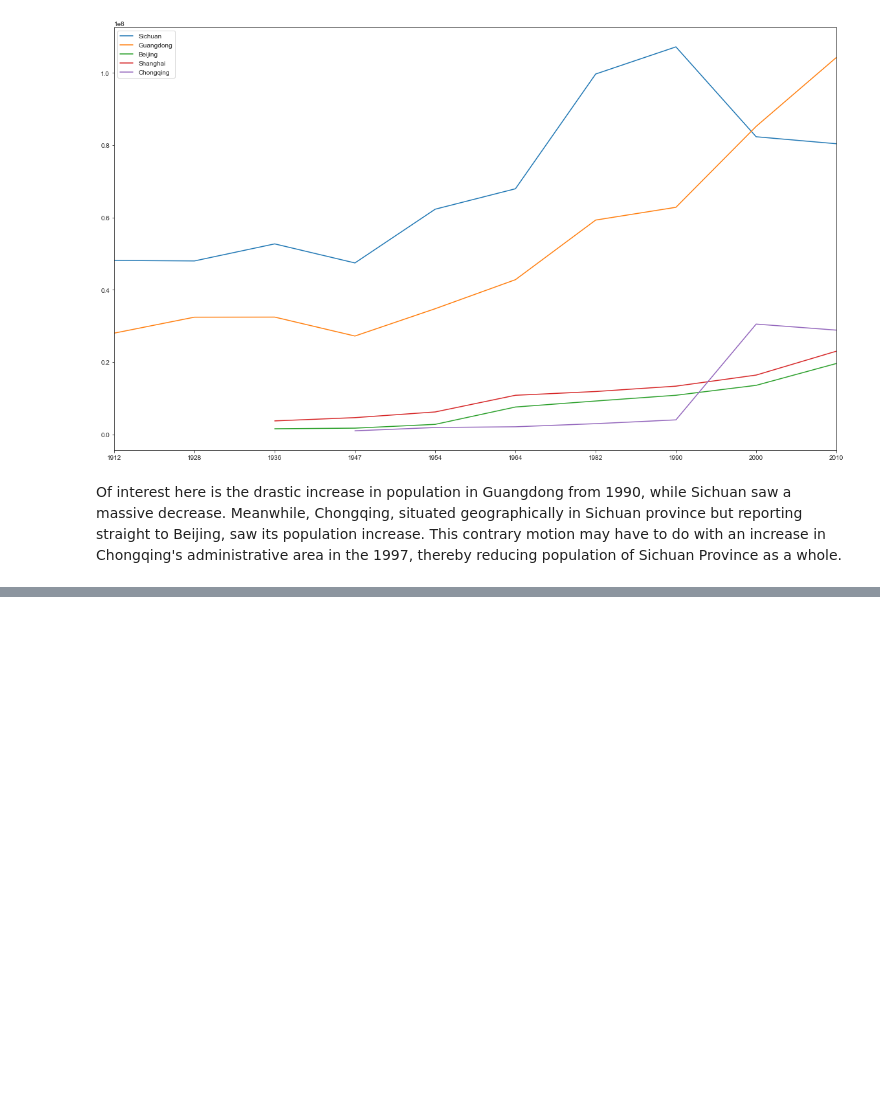
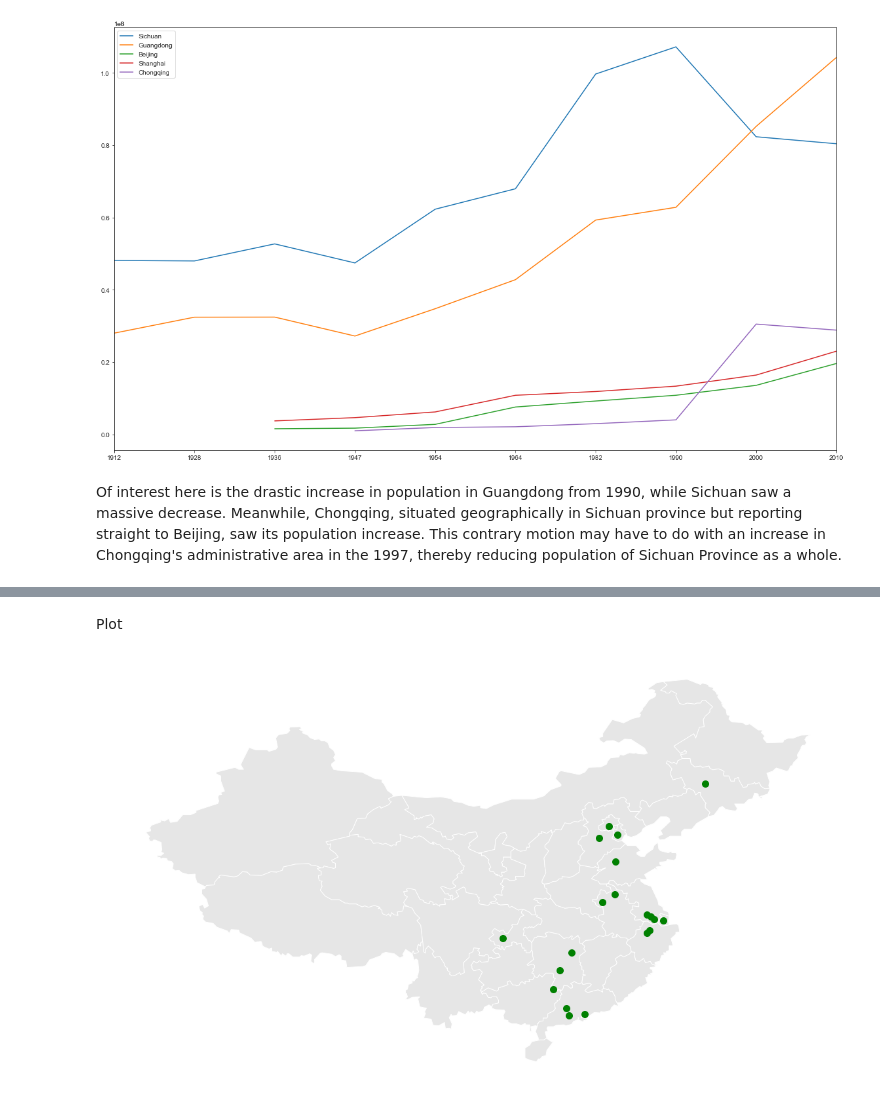
Before and after one commit to simprism/china-population-map, a Jupyter notebook: china-map.ipynb, the cells around one changed output, grey strips where cells are left out. Drawn from its saved outputs; the diff is of its cells as text; code cells hidden in the pictures; blank space fills up the shorter version.

```diff
--- a/china-map.ipynb
+++ b/china-map.ipynb
@@ -249,0 +250,2 @@ plt.axis('off')
+# %%
+cities_wanted = ['Beijing', 'Chongqing', 'Shanghai', 'Changsha', 'Changchun', 'Changzhou', 'Wuxi', 'Suzhou', 'Hangzhou', 'Tianjin', 'Fuyang', 'Shenzhen', 'Jinan', 'Baoding', 'Zhaoqing']
@@ -249,0 +254,3 @@ plt.axis('off')
+# %%
+df_new = city_position[city_position.city.isin(cities_wanted)].reset_index()
+df_new.head()
@@ -249,0 +304,3 @@ plt.axis('off')
+# %%
+df_new['lat'] = df_new['lat'].astype(float)
+df_new['lng'] = df_new['lng'].astype(float)
@@ -249,0 +323,2 @@ plt.axis('off')
+# %%
+df_new['geometry'] = gpd.points_from_xy(df_new.lng, df_new.lat)
@@ -249,0 +334,10 @@ plt.axis('off')
+# %% [markdown]
+Plot
+# %%
+ax = df_places.plot(color='0.9')
+df_new['geometry'].plot(ax=ax, color='green', markersize=100)
+plt.axis('off')
+plt.savefig('auto_map.png')
+plt.show()
+# %% [output]
+[figure, added]
```
Also changed, not shown: parts of 26 cells of this notebook.
